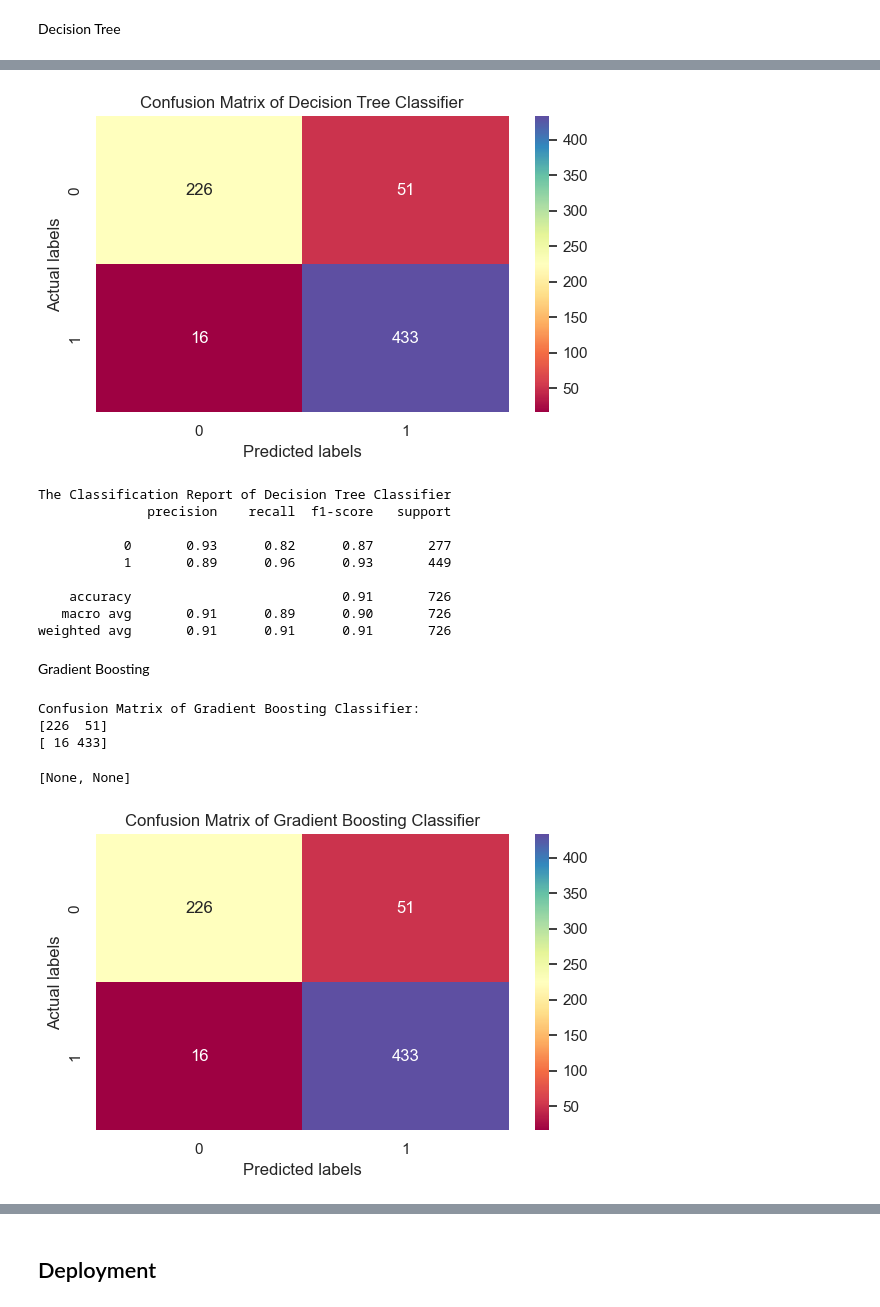
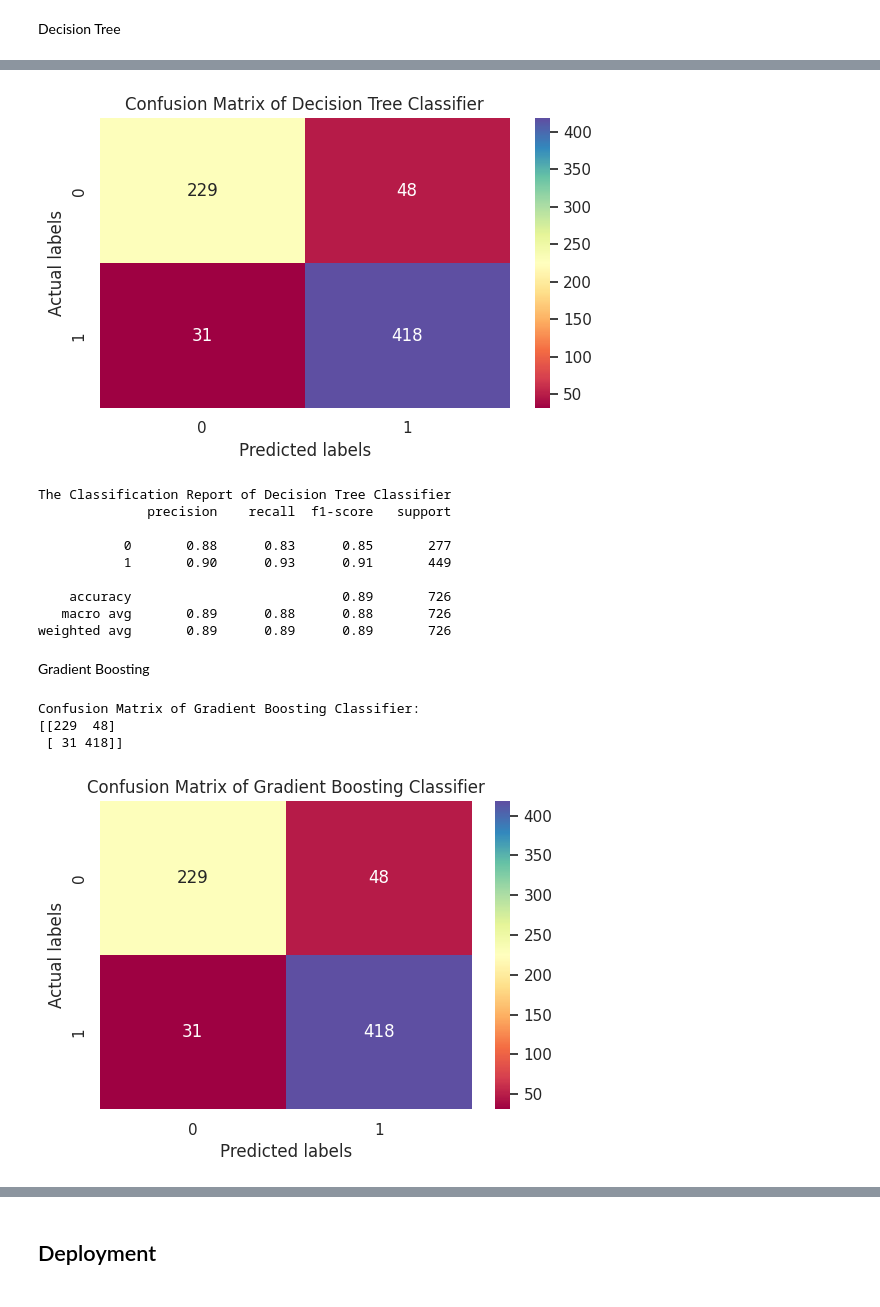
Before and after one commit to LuqmanXHakim/Students-Perfomance-Analysis, a Jupyter notebook: student_perfomance_analysys.ipynb, the cells around one changed output, grey strips where cells are left out. Saved outputs shown, nothing was run; the diff lists cells and outputs as text; code cells hidden in the pictures.

```diff
--- a/student_perfomance_analysys.ipynb
+++ b/student_perfomance_analysys.ipynb
@@ -504,36 +545,36 @@ The test accuracy score of Decision Tree Classifier is 0.8801652892561983
 # %% [markdown]
 ### Model Gradient Boosting
 # %%
-# Inisialisasi model Gradient Boosting
+# Create an instance of Gradient Boosting Classifier
 gb_model = GradientBoostingClassifier()
 
-# Daftar hyperparameter untuk pencarian grid
-grid_params = {
+# Define hyperparameter search space
+search_space = {
+    'learning_rate': [0.01, 0.1, 0.2],
     'n_estimators': [100, 200, 300],
-    'learning_rate': [0.01, 0.1, 0.2],
-    'max_depth': [3, 4, 5]
+    'max_depth': [3, 4, 5],
 }
 
-# Konfigurasi pencarian grid
+# Set up GridSearchCV
 grid_search = GridSearchCV(
     estimator=gb_model,
-    param_grid=grid_params,
-    scoring='accuracy',
-    cv=5
+    param_grid=search_space,
+    cv=5,
+    scoring='accuracy'
 )
 
-# Latih model dengan GridSearchCV
-grid_search.fit(X_train, y_train)
+# Fit the model with training data
+grid_result = grid_search.fit(X_train, y_train)
 
-# Prediksi hasil
-gb_preds = grid_search.best_estimator_.predict(X_test)
+# Generate predictions on the test set
+predictions = grid_result.predict(X_test)
 
-# Tampilkan parameter terbaik
-print("Best parameters:", grid_search.best_params_)
+# Output best parameters
+print("Best parameters:", grid_result.best_params_)
 
-# Tampilkan akurasi
-gb_accuracy = accuracy_score(y_test, gb_preds)
-print("The test accuracy score of Gradient Boosting Classifier is", gb_accuracy)
+# Compute and output accuracy on test set
+accuracy = accuracy_score(y_test, predictions)
+print("The test accuracy score of Gradient Boosting Classifier is", accuracy)
 # %% [output]
 Best parameters: {'learning_rate': 0.1, 'max_depth': 4, 'n_estimators': 100}
 The test accuracy score of Gradient Boosting Classifier is 0.8911845730027548
@@ -635,46 +661,43 @@ Confusion Matrix of Decision Tree Classifier:
 # %%
 fig = plt.figure(figsize=(6, 4))
-heatmap = sns.heatmap(data=dt_conf_matrix, annot=True, fmt='g', cmap='Spectral')
-heatmap.set_xlabel('Predicted labels')
-heatmap.set_ylabel('Actual labels')
-heatmap.set_title('Confusion Matrix of Decision Tree Classifier')
+ax = fig.add_subplot(111)
+sns.heatmap(dt_cm, annot=True, cmap='Spectral', fmt='g', ax=ax)
+ax.set(xlabel='Predicted labels', ylabel='Actual labels', title='Confusion Matrix of Decision Tree Classifier')
 plt.tight_layout()
 plt.show()
 # %% [output]
-[figure, old version]
+[figure, new version]
 # %%
 print("The Classification Report of Decision Tree Classifier")
-print(classification_report(y_test, y_pred, zero_division=1))
+print(classification_report(y_test, predictions, zero_division=1))
 # %% [output]
 The Classification Report of Decision Tree Classifier
               precision    recall  f1-score   support
 
-           0       0.93      0.82      0.87       277
-           1       0.89      0.96      0.93       449
+           0       0.88      0.83      0.85       277
+           1       0.90      0.93      0.91       449
 
-    accuracy                           0.91       726
-   macro avg       0.91      0.89      0.90       726
-weighted avg       0.91      0.91      0.91       726
+    accuracy                           0.89       726
+   macro avg       0.89      0.88      0.88       726
+weighted avg       0.89      0.89      0.89       726
 # %% [markdown]
 Gradient Boosting
 # %%
-gb_conf_matrix = confusion_matrix(y_true=y_test, y_pred=y_pred)
-print("Confusion Matrix of Gradient Boosting Classifier:")
-[print(row) for row in gb_conf_matrix]
+gb_cm = confusion_matrix(y_test, predictions)
+print("Confusion Matrix of Gradient Boosting Classifier:\n{}".format(gb_cm))
 # %% [output]
 Confusion Matrix of Gradient Boosting Classifier:
-[226  51]
-[ 16 433]
+[[229  48]
+ [ 31 418]]
-[None, None]
 # %%
 fig = plt.figure(figsize=(6, 4))
-ax = sns.heatmap(gb_conf_matrix, annot=True, cmap='Spectral', fmt='g')
+ax = fig.add_subplot(111)
+sns.heatmap(gb_cm, annot=True, fmt='g', cmap='Spectral', ax=ax)
 ax.set_xlabel('Predicted labels')
 ax.set_ylabel('Actual labels')
 ax.set_title('Confusion Matrix of Gradient Boosting Classifier')
-plt.tight_layout()
 plt.show()
 # %% [output]
-[figure, old version]
+[figure, new version]
 # %%
 print("The Classification Report of Gradient Boosting Classifier")
```
Also changed, not shown: parts of 31 cells of this notebook, 20 other files.
